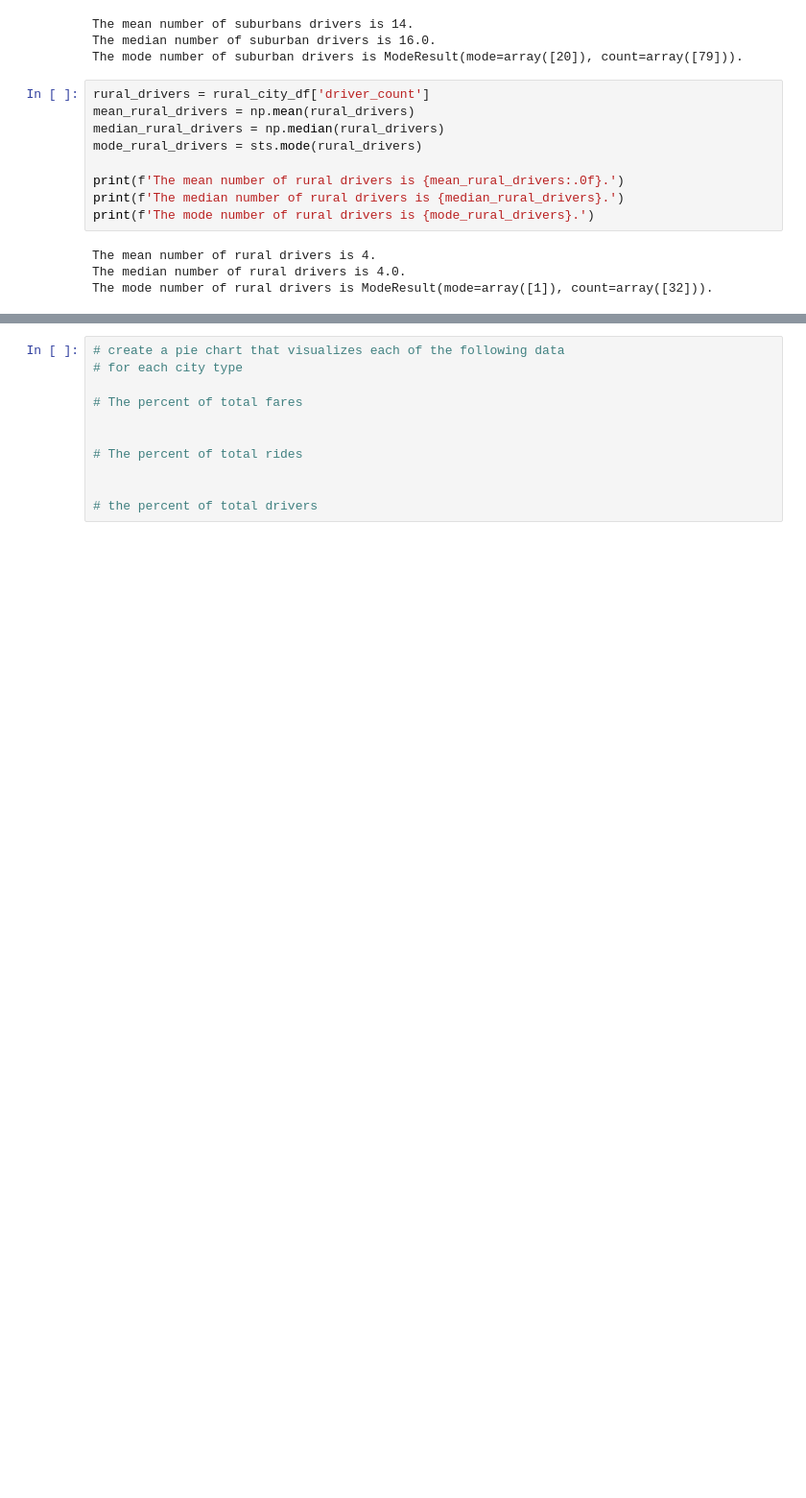
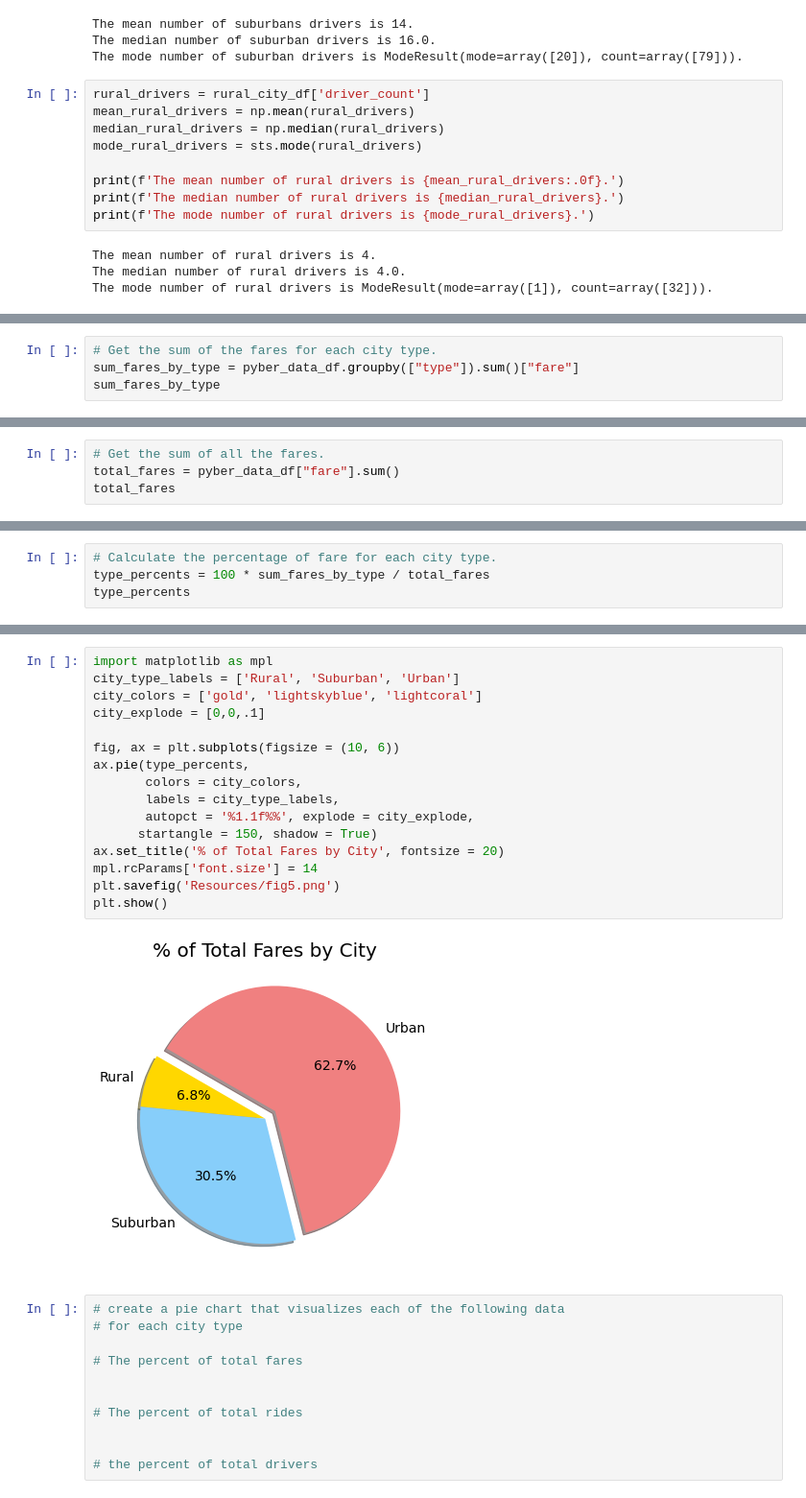
Before and after one commit to tobiasjp/Pyber_Analysis, a Jupyter notebook: PyBer.ipynb, the cells around one changed output, grey strips where cells are left out. Shown at 96% size. Cells and saved outputs as stored; diff of their text form; blank space fills up the shorter version.

Commit message:
adding pie charts

```diff
--- a/PyBer.ipynb
+++ b/PyBer.ipynb
@@ -657,0 +615,4 @@ Summary Statistics
+# %%
+# Get the sum of the fares for each city type.
+sum_fares_by_type = pyber_data_df.groupby(["type"]).sum()["fare"]
+sum_fares_by_type
@@ -657,0 +625,4 @@ Summary Statistics
+# %%
+# Get the sum of all the fares.
+total_fares = pyber_data_df["fare"].sum()
+total_fares
@@ -657,0 +631,4 @@ Summary Statistics
+# %%
+# Calculate the percentage of fare for each city type.
+type_percents = 100 * sum_fares_by_type / total_fares
+type_percents
@@ -658,3 +651,21 @@ Summary Statistics
+# %%
+import matplotlib as mpl
+city_type_labels = ['Rural', 'Suburban', 'Urban']
+city_colors = ['gold', 'lightskyblue', 'lightcoral']
+city_explode = [0,0,.1]
+
+fig, ax = plt.subplots(figsize = (10, 6))
+ax.pie(type_percents,
+       colors = city_colors,
+       labels = city_type_labels,
+       autopct = '%1.1f%%', explode = city_explode,
+      startangle = 150, shadow = True)
+ax.set_title('% of Total Fares by City', fontsize = 20)
+mpl.rcParams['font.size'] = 14
+plt.savefig('Resources/fig5.png')
+plt.show()
+# %% [output]
+[figure, added]
 # %%
 # create a pie chart that visualizes each of the following data
 # for each city type
```
Also changed, not shown: parts of 9 cells of this notebook, 1 other file.
